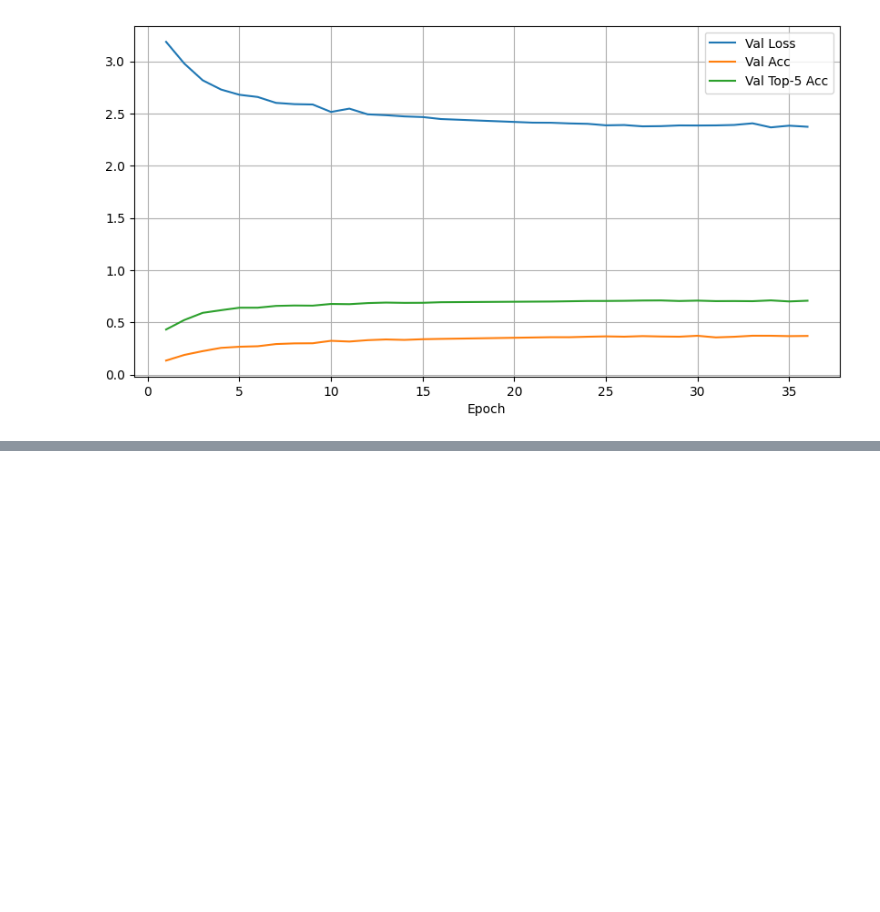
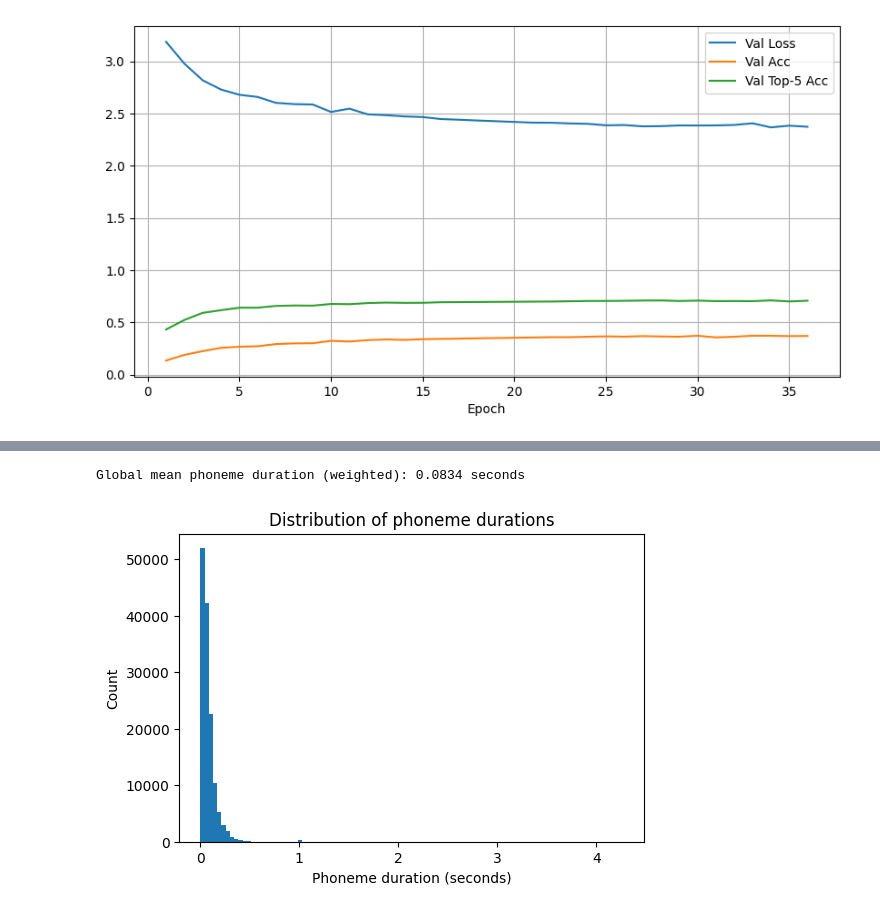
Before and after one commit to luckey-Luuk/speech-visualiser, a Jupyter notebook: phoneme.ipynb, the cells around one changed output, grey strips where cells are left out. Cells and saved outputs as stored; diff of their text form; code cells hidden in the pictures; blank space fills up the shorter version.

```diff
--- a/phoneme.ipynb
+++ b/phoneme.ipynb
@@ -1068,0 +1613,6 @@ plt.show()
+# %%
+root = "/Users/simone/Downloads/USC-TIMIT/MRI/Data"
+durations = collect_phoneme_durations(root)
+df_stats = phoneme_duration_stats(durations)
+
+print(df_stats.head(42))
@@ -1068,0 +1637,23 @@ plt.show()
+# %%
+# df_stats has 'mean_duration' and 'count' columns
+
+weighted_sum = (df_stats['mean_duration'] * df_stats['count']).sum()
+total_counts = df_stats['count'].sum()
+global_mean_duration = weighted_sum / total_counts
+
+print(f"Global mean phoneme duration (weighted): {global_mean_duration:.4f} seconds")
+# %% [output]
+Global mean phoneme duration (weighted): 0.0834 seconds
+# %%
+import matplotlib.pyplot as plt
+
+all_durations = [d for durs in durations.values() for d in durs]
+
+plt.figure(figsize=(6,4))
+plt.hist(all_durations, bins=100)
+plt.xlabel("Phoneme duration (seconds)")
+plt.ylabel("Count")
+plt.title("Distribution of phoneme durations")
+plt.show()
+# %% [output]
+[figure, added]
```
Also changed, not shown: parts of 40 cells of this notebook.
